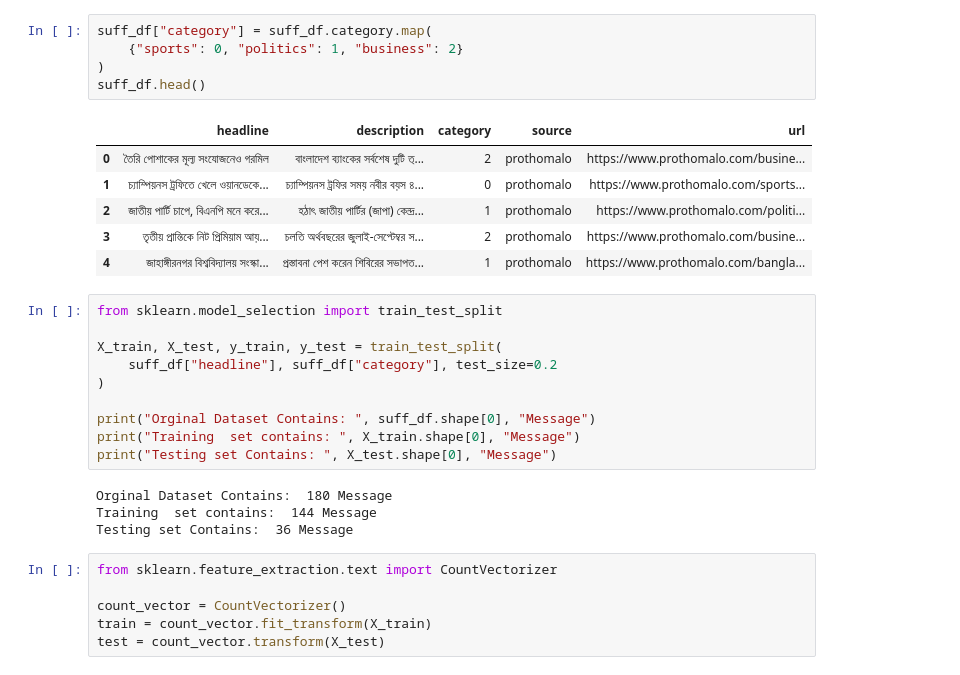
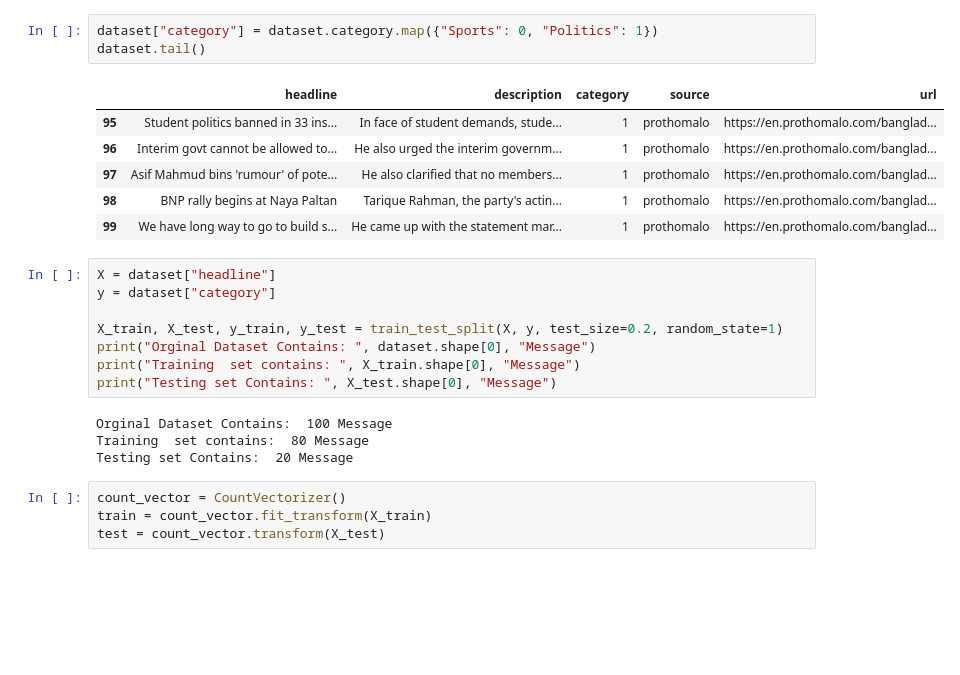
Before and after one commit to ahmud-z/machine-learning-lab, a Jupyter notebook: naive_bayes/naive_bayes.ipynb, the cells around one changed output. Saved outputs shown, nothing was run; the diff lists cells and outputs as text; blank space fills up the shorter version.

```diff
--- a/naive_bayes/naive_bayes.ipynb
+++ b/naive_bayes/naive_bayes.ipynb
@@ -45,32 +32,26 @@ plt.savefig("pie.png", transparent=True, bbox_inches='tight')
-# %%
-suff_df["category"] = suff_df.category.map(
-    {"sports": 0, "politics": 1, "business": 2}
-)
-suff_df.head()
-# %% [output]
-|  | headline | description | category | source | url |
-| 0 | তৈরি পোশাকের মূল্য সংযোজনেও গরমিল | বাংলাদেশ ব্যাংকের সর্বশেষ দুটি ত্... | 2 | prothomalo | https://www.prothomalo.com/busine... |
-| 1 | চ্যাম্পিয়নস ট্রফিতে খেলে ওয়ানডেকে... | চ্যাম্পিয়নস ট্রফির সময় নবীর বয়স ৪... | 0 | prothomalo | https://www.prothomalo.com/sports... |
-| 2 | জাতীয় পার্টি চাপে, বিএনপি মনে করে... | হঠাৎ জাতীয় পার্টির (জাপা) কেন্দ্র... | 1 | prothomalo | https://www.prothomalo.com/politi... |
-| 3 | তৃতীয় প্রান্তিকে নিট প্রিমিয়াম আয়... | চলতি অর্থবছরের জুলাই-সেপ্টেম্বর স... | 2 | prothomalo | https://www.prothomalo.com/busine... |
-| 4 | জাহাঙ্গীরনগর বিশ্ববিদ্যালয় সংস্কা... | প্রস্তাবনা পেশ করেন শিবিরের সভাপত... | 1 | prothomalo | https://www.prothomalo.com/bangla... |
+# %%
+dataset["category"] = dataset.category.map({"Sports": 0, "Politics": 1})
+dataset.tail()
+# %% [output]
+|  | headline | description | category | source | url |
+| 95 | Student politics banned in 33 ins... | In face of student demands, stude... | 1 | prothomalo | https://en.prothomalo.com/banglad... |
+| 96 | Interim govt cannot be allowed to... | He also urged the interim governm... | 1 | prothomalo | https://en.prothomalo.com/banglad... |
+| 97 | Asif Mahmud bins 'rumour' of pote... | He also clarified that no members... | 1 | prothomalo | https://en.prothomalo.com/banglad... |
+| 98 | BNP rally begins at Naya Paltan | Tarique Rahman, the party's actin... | 1 | prothomalo | https://en.prothomalo.com/banglad... |
+| 99 | We have long way to go to build s... | He came up with the statement mar... | 1 | prothomalo | https://en.prothomalo.com/banglad... |
 # %%
-from sklearn.model_selection import train_test_split
+X = dataset["headline"]
+y = dataset["category"]
 
-X_train, X_test, y_train, y_test = train_test_split(
-    suff_df["headline"], suff_df["category"], test_size=0.2
-)
-
-print("Orginal Dataset Contains: ", suff_df.shape[0], "Message")
+X_train, X_test, y_train, y_test = train_test_split(X, y, test_size=0.2, random_state=1)
+print("Orginal Dataset Contains: ", dataset.shape[0], "Message")
 print("Training  set contains: ", X_train.shape[0], "Message")
 print("Testing set Contains: ", X_test.shape[0], "Message")
 # %% [output]
-Orginal Dataset Contains:  180 Message
-Training  set contains:  144 Message
-Testing set Contains:  36 Message
+Orginal Dataset Contains:  100 Message
+Training  set contains:  80 Message
+Testing set Contains:  20 Message
 # %%
-from sklearn.feature_extraction.text import CountVectorizer
-
 count_vector = CountVectorizer()
 train = count_vector.fit_transform(X_train)
 test = count_vector.transform(X_test)
```
Also changed, not shown: parts of 14 cells of this notebook, 1 other file.
